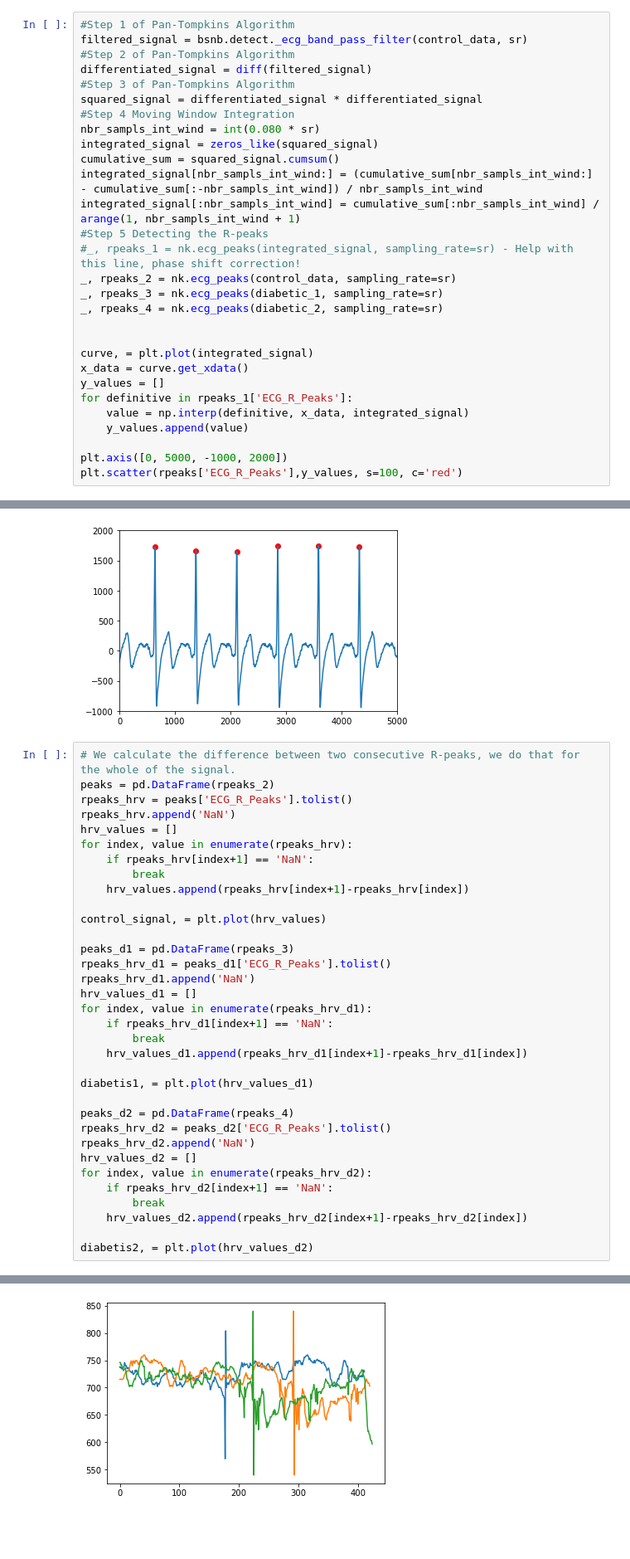
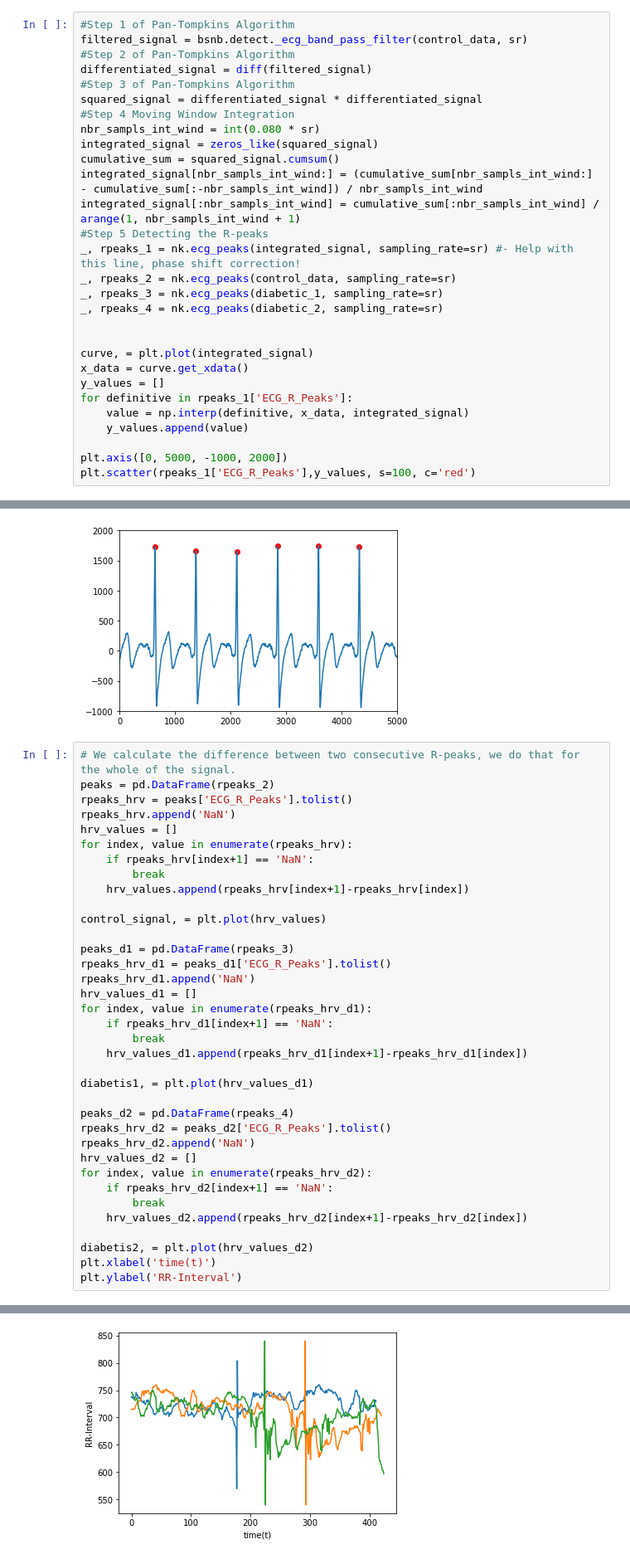
Before and after one commit to molbioeng/Molecool, a Jupyter notebook: HRV_extraction_2.ipynb, the cells around one changed output, grey strips where cells are left out. Shown at 83% size. Drawn from its saved outputs; the diff is of its cells as text; blank space fills up the shorter version.

```diff
--- a/HRV_extraction_2.ipynb
+++ b/HRV_extraction_2.ipynb
@@ -43,7 +44,7 @@ cumulative_sum = squared_signal.cumsum()
 integrated_signal[nbr_sampls_int_wind:] = (cumulative_sum[nbr_sampls_int_wind:] - cumulative_sum[:-nbr_sampls_int_wind]) / nbr_sampls_int_wind
 integrated_signal[:nbr_sampls_int_wind] = cumulative_sum[:nbr_sampls_int_wind] / arange(1, nbr_sampls_int_wind + 1)
 #Step 5 Detecting the R-peaks
-#_, rpeaks_1 = nk.ecg_peaks(integrated_signal, sampling_rate=sr) - Help with this line, phase shift correction!
+_, rpeaks_1 = nk.ecg_peaks(integrated_signal, sampling_rate=sr) #- Help with this line, phase shift correction!
 _, rpeaks_2 = nk.ecg_peaks(control_data, sampling_rate=sr)
 _, rpeaks_3 = nk.ecg_peaks(diabetic_1, sampling_rate=sr)
 _, rpeaks_4 = nk.ecg_peaks(diabetic_2, sampling_rate=sr)
@@ -57,7 +58,7 @@ for definitive in rpeaks_1['ECG_R_Peaks']:
     y_values.append(value)
 
 plt.axis([0, 5000, -1000, 2000])
-plt.scatter(rpeaks['ECG_R_Peaks'],y_values, s=100, c='red')
+plt.scatter(rpeaks_1['ECG_R_Peaks'],y_values, s=100, c='red')
 # %% [output]
 <matplotlib.collections.PathCollection at 0x...>
 [figure]
@@ -108,4 +109,6 @@ for index, value in enumerate(rpeaks_hrv_d2):
     hrv_values_d2.append(rpeaks_hrv_d2[index+1]-rpeaks_hrv_d2[index])
 
 diabetis2, = plt.plot(hrv_values_d2)
+plt.xlabel('time(t)')
+plt.ylabel('RR-Interval')
 # %% [output]
@@ -112,3 +116,3 @@ diabetis2, = plt.plot(hrv_values_d2)
-[figure, old version]
+[figure, new version]
 # %%
 # Computing a FFT.
```
Also changed, not shown: parts of 3 cells of this notebook.
